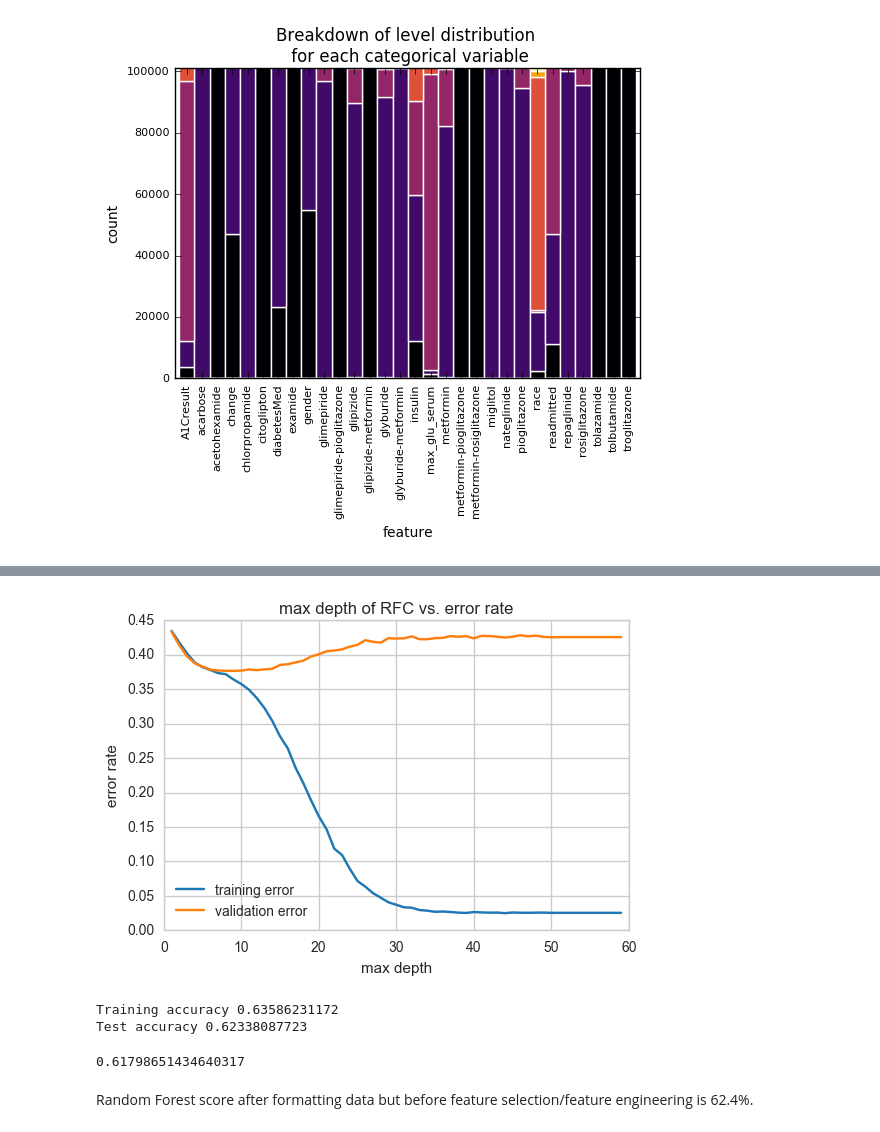
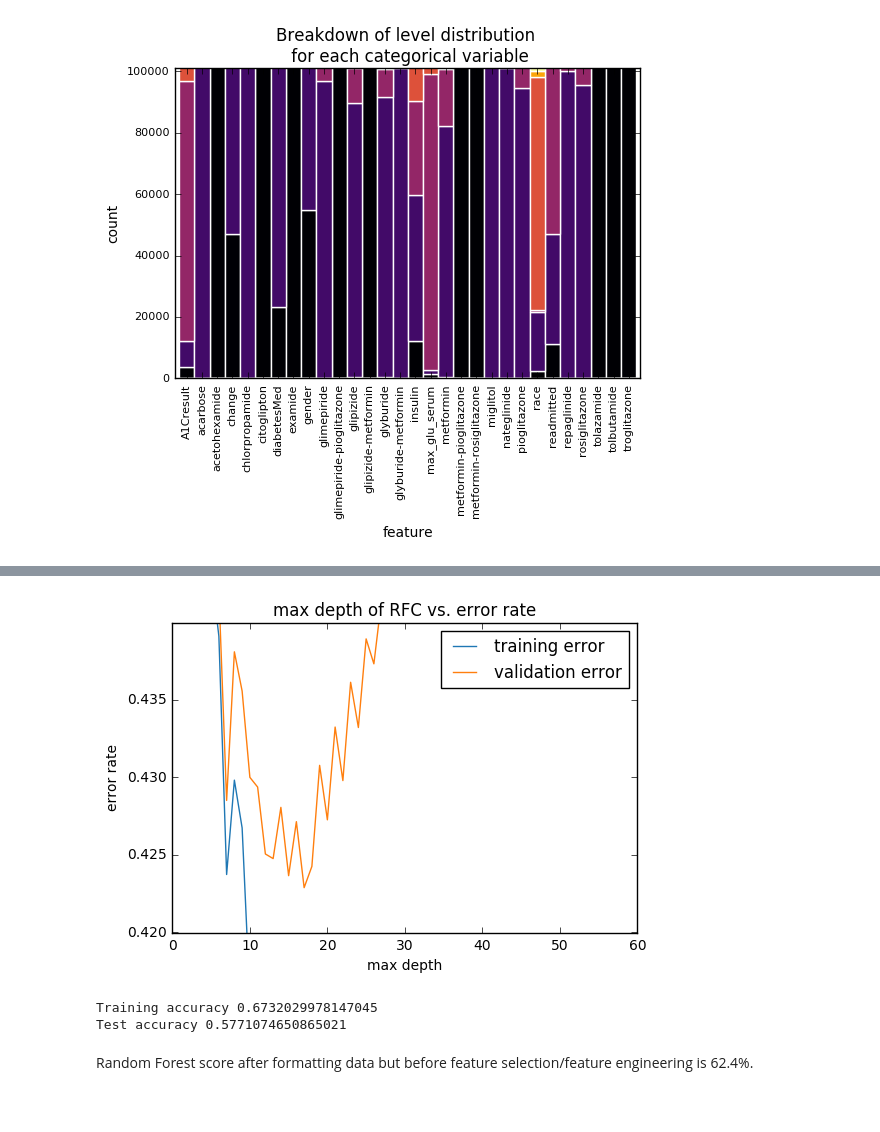
Before and after one commit to rikithamanjunath/diabetes-readmission, a Jupyter notebook: eda.ipynb, the cells around one changed output, grey strips where cells are left out. Cells and saved outputs as stored; diff of their text form; code cells hidden in the pictures; blank space fills up the shorter version.

```diff
--- a/eda.ipynb
+++ b/eda.ipynb
@@ -157,22 +109,7 @@ There are also 2 features which only have one categorical level: `examide`, `cit
 # %%
 # pt 3: remove columns that are 1) unique ids or 2) have the same value for all patients
 features_removed = ['weight', 'examide', 'citoglipton',
-                   'glimepiride-pioglitazone', 'metformin-pioglitazone',
-                    'acetohexamide', 'metformin-rosiglitazone', 'troglitazone']
+                   'glimepiride-pioglitazone', 'glipizide-metformin','metformin-pioglitazone',
+                    'acetohexamide', 'metformin-rosiglitazone', 'troglitazone', 'diag_1', 'diag_2', 'diag_3']
 
-df.drop(features_removed, axis = 1, inplace = True)
+X.drop(features_removed, axis = 1, inplace = True)
-# %%
-sns.set(style="whitegrid")
-plt.subplot(2,2,1)
-ax = sns.countplot(x="race", data=df)
-plt.xlabel('race')
-plt.xticks(rotation=90)
-plt.subplot(2,2,2)
-ax = sns.countplot(x="age", data=df)
-plt.xticks(rotation=90)
-plt.subplot(2,2,3)
-ax = sns.countplot(x="readmitted", data=df)
-plt.subplot(2,2,4)
-ax = sns.countplot(x="gender", data=df)
-plt.tight_layout(pad=0.4, w_pad=0.5, h_pad=1.0)
-plt.show()
@@ -180,0 +116,8 @@ plt.show()
+# %%
+# pt 4: convert to binary
+
+X.loc[X.tolazamide != 'No', 'tolazamide'] = 1
+X.loc[X.tolazamide == 'No', 'tolazamide'] = 0
+
+X.loc[X.tolbutamide != 'No', 'tolbutamide'] = 1
+X.loc[X.tolbutamide == 'No', 'tolbutamide'] = 0
@@ -181,9 +126,8 @@ plt.show()
 # %%
-items = ['age', 'gender', 'race', 'max_glu_serum', 'A1Cresult', 'medical_specialty']
+items = ['age', 'gender', 'race', 'max_glu_serum',
+         'A1Cresult', 'medical_specialty',
+         'metformin', 'repaglinide', 'nateglinide', 'chlorpropamide', 'glimepiride',
+        'glipizide', 'glyburide', 'pioglitazone', 'rosiglitazone', 'acarbose',
+         'miglitol', 'insulin', 'glyburide-metformin']
 for i in items:
-    pd.get_dummies(X, prefix=[i], columns=[i])
-    X.drop([i], axis = 1, inplace = True)
-
-X.drop(['diag_1'], axis = 1, inplace = True)
-X.drop(['diag_2'], axis = 1, inplace = True)
-X.drop(['diag_3'], axis = 1, inplace = True)
+    X = pd.get_dummies(X, prefix=[i], columns=[i])
@@ -205,18 +171,19 @@ for i in depth:
 # %%
 plt.plot(depth, training_error, color='#1f77b4', label="training error")
 plt.plot(depth, test_error, color='#ff7f0e', label="validation error")
 plt.xlabel('max depth')
 plt.ylabel('error rate')
 plt.title('max depth of RFC vs. error rate')
 plt.legend(loc="best")
+plt.ylim(0.42,0.44)
 plt.show()
 # %% [output]
-[figure, old version]
+[figure, new version]
 # %%
-clf = RandomForestClassifier(max_depth=9, random_state=42)
+clf = RandomForestClassifier(max_depth=17, random_state=42)
 clf.fit(X_train, y_train)
 print('Training accuracy', clf.score(X_train, y_train))
 print('Test accuracy', clf.score(X_test, y_test))
 # %% [output]
-Training accuracy 0.63586231172
-Test accuracy 0.62338087723
+Training accuracy 0.6732029978147045
+Test accuracy 0.5771074650865021
@@ -223,9 +201,7 @@ Test accuracy 0.62338087723
 # %%
-clf = RandomForestClassifier(max_depth=9, random_state=42)
-score = cross_val_score(clf, X, y, cv=10)
-score.mean()
+# clf = RandomForestClassifier(max_depth=17, random_state=42)
+# score = cross_val_score(clf, X, y, cv=3)
+# score.mean()
-# %% [output]
-0.61798651434640317
 # %% [markdown]
 Random Forest score after formatting data but before feature selection/feature engineering is 62.4%.
 # %%
```
Also changed, not shown: parts of 12 cells of this notebook, 1 other file.
